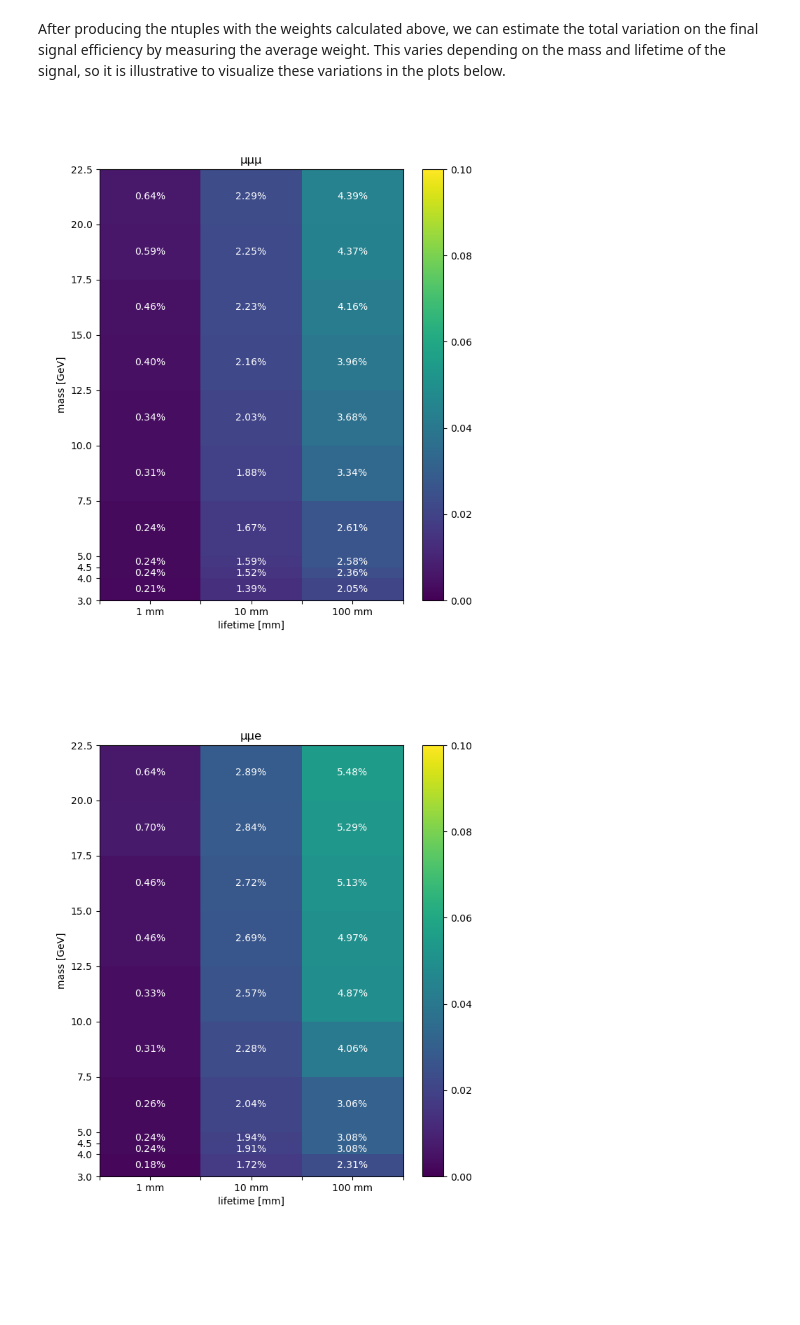
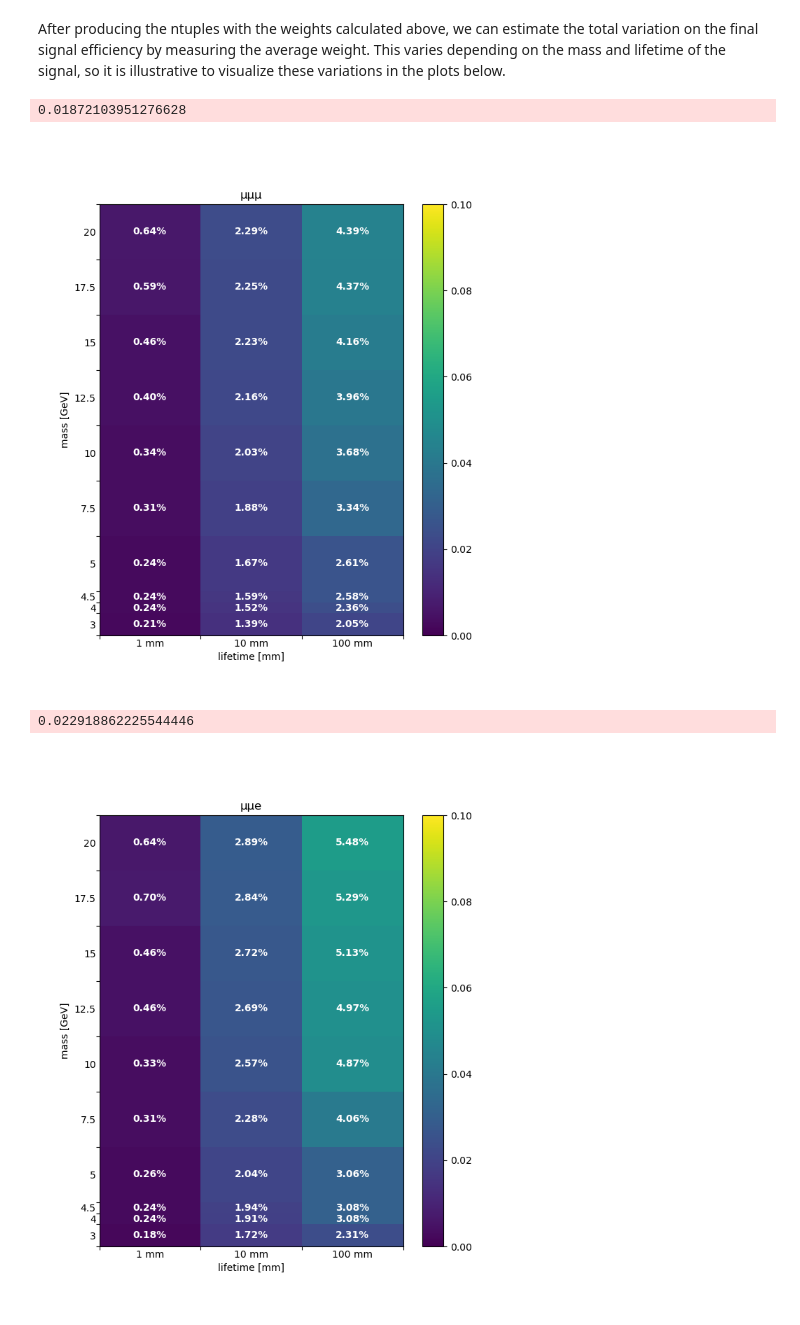
Before and after one commit to robinnewhouse/DHNLAnalysisNotebooks, a Jupyter notebook: systematics/d0_extrapolation/d0_extrapolation_systematic.ipynb, the cells around one changed output. Cells and saved outputs as stored; diff of their text form; code cells hidden in the pictures; blank space fills up the shorter version.

Commit message:
added tracking systematic plots and updated d0 plots

```diff
--- a/systematics/d0_extrapolation/d0_extrapolation_systematic.ipynb
+++ b/systematics/d0_extrapolation/d0_extrapolation_systematic.ipynb
@@ -371,41 +371,60 @@ def make_uncertainty_plot(histpath, title, outfile):
         file_lifetime = int(tokens[4].split('mm')[0])
         file_mass = float(tokens[3][:-1].replace('p','.'))
         set_bin_content(file_mass, file_lifetime, displaced_lepton_uncertainty, uncertianty_arr)
-        # set_bin_content(5, 1, mean, uncertianty_arr)
 
     # do the plotting
     plot_uncertainties(uncertianty_arr, title, outfile)
     return uncertianty_arr
 
 def plot_uncertainties(uncertianty_arr, title, outfile):
     plt.figure(figsize=[7,8])
     plt.pcolormesh([0,1,2,3], masses, uncertianty_arr, vmin=0, vmax=.1)
     plt.colorbar()
     ax = plt.gca()
-    ax.set_xticklabels(['','1 mm', '', '10 mm', '', '100 mm',])
+
+    # mess with x ticks
+    ax.set_xticks([0,1,2,3])
+    ax.set_xticklabels('')
+    ax.set_xticklabels(['1 mm', '10 mm', '100 mm',], minor=True)
+    ax.set_xticks([0.5,1.5,2.5,], minor=True)
+    ax.tick_params(axis='both', which='minor', length=0)
+
+    # mess with y ticks
     ax.set_yticks(masses)
+    ax.set_yticklabels('')
+    ax.tick_params(which='minor', length=0)
+    ax.set_yticks(masses[:-1] + np.diff(masses)/2, minor=True)
+    ax.set_yticklabels(masses[:-1], minor=True)
+
     ax.set_title(title)
     ax.set_xlabel('lifetime [mm]')
     ax.set_ylabel('mass [GeV]')
 
     # set text
     for i in range(len(masses)-1):
         for j in range(len(lifetimes)):
             yloc = j+.5
             xloc = masses[i] + (masses[i+1]-masses[i])/2
             text = ax.text(yloc, xloc , f'{uncertianty_arr[i,j]*100:0.2f}%',
-                            ha="center", va="center", color="w", transform=ax.transData)
-    plt.savefig('/home/newhouse/public/Analysis/HNL/dhnlanalysisnotebooks/systematics/d0_extrapolation/plots/png/'+outfile+'.png', dpi=100)
+                            ha="center", va="center", color="w", fontweight='bold', transform=ax.transData)
+
+    plt.savefig('/home/newhouse/public/Analysis/HNL/dhnlanalysisnotebooks/systematics/d0_extrapolation/plots/png/'+outfile+'.png', dpi=300)
     plt.savefig('/home/newhouse/public/Analysis/HNL/dhnlanalysisnotebooks/systematics/d0_extrapolation/plots/pdf/'+outfile+'.pdf', dpi=300)
 
 uncertianty_arr = make_uncertainty_plot(histpath='/data/hnl/histograms/v5p0_histograms/histograms_mc16e_uuu_*', title='μμμ', outfile='uuu_d0_extrapolation_systematic')
+print(uncertianty_arr.mean())
 display(Image(filename=f'/home/newhouse/public/Analysis/HNL/dhnlanalysisnotebooks/systematics/d0_extrapolation/plots/png/uuu_d0_extrapolation_systematic.png'));
 uncertianty_arr = make_uncertainty_plot(histpath='/data/hnl/histograms/v5p0_histograms/histograms_mc16e_uue_*', title='μμe', outfile='uue_d0_extrapolation_systematic')
+print(uncertianty_arr.mean())
 display(Image(filename=f'/home/newhouse/public/Analysis/HNL/dhnlanalysisnotebooks/systematics/d0_extrapolation/plots/png/uue_d0_extrapolation_systematic.png'));
 uncertianty_arr = make_uncertainty_plot(histpath='/data/hnl/histograms/v5p0_histograms/histograms_mc16e_eeu_*', title='eeμ', outfile='eeu_d0_extrapolation_systematic')
+print(uncertianty_arr.mean())
 display(Image(filename=f'/home/newhouse/public/Analysis/HNL/dhnlanalysisnotebooks/systematics/d0_extrapolation/plots/png/eeu_d0_extrapolation_systematic.png'));
 uncertianty_arr = make_uncertainty_plot(histpath='/data/hnl/histograms/v5p0_histograms/histograms_mc16e_eee_*', title='eee', outfile='eee_d0_extrapolation_systematic')
+print(uncertianty_arr.mean())
 display(Image(filename=f'/home/newhouse/public/Analysis/HNL/dhnlanalysisnotebooks/systematics/d0_extrapolation/plots/png/eee_d0_extrapolation_systematic.png'));
 # %% [output]
+0.01872103951276628
-[figure, old version]
+[figure, new version]
+0.022918862225544446
-[figure, old version]
+[figure, new version]
```
Also changed, not shown: parts of 1 cell of this notebook, 14 other files.
